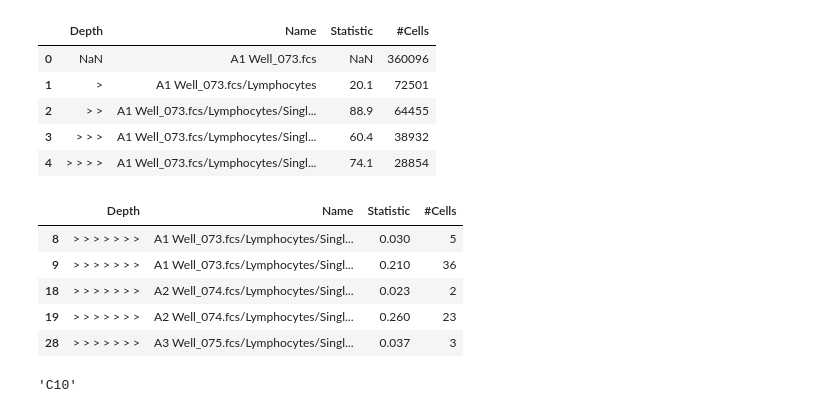
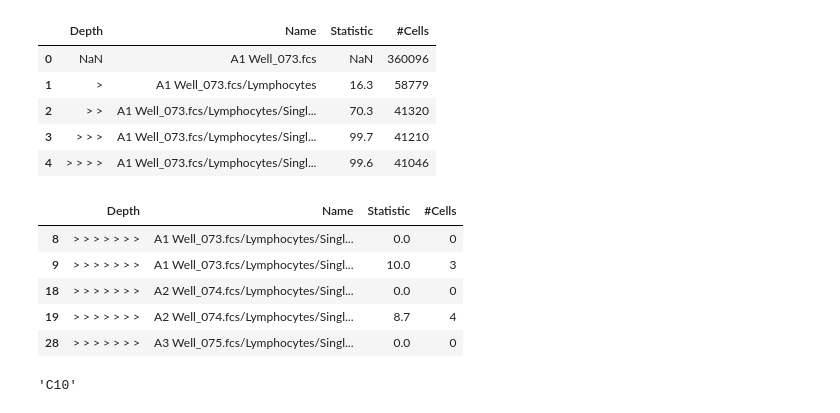
Before and after one commit to Darkbladecr/EV_flow, a Jupyter notebook: ev_heparin 2.ipynb, the cells around one changed output. Saved outputs shown, nothing was run; the diff lists cells and outputs as text; code cells hidden in the pictures.

```diff
--- a/ev_heparin 2.ipynb
+++ b/ev_heparin 2.ipynb
@@ -1,28 +1,28 @@
 # %%
 import pandas as pd
 
 folder = './data/'
-filename = 'heparin2.xlsx'
+filename = 'heparin3.xlsx'
 df = pd.read_excel(folder+filename)
 # df.columns = ['size', 'number', 'concentration', 'volume', 'area']
 df.head()
 # %% [output]
 |  | Depth | Name | Statistic | #Cells |
 | 0 | NaN | A1 Well_073.fcs | NaN | 360096 |
-| 1 | > | A1 Well_073.fcs/Lymphocytes | 20.1 | 72501 |
-| 2 | > > | A1 Well_073.fcs/Lymphocytes/Singl... | 88.9 | 64455 |
-| 3 | > > > | A1 Well_073.fcs/Lymphocytes/Singl... | 60.4 | 38932 |
-| 4 | > > > > | A1 Well_073.fcs/Lymphocytes/Singl... | 74.1 | 28854 |
+| 1 | > | A1 Well_073.fcs/Lymphocytes | 16.3 | 58779 |
+| 2 | > > | A1 Well_073.fcs/Lymphocytes/Singl... | 70.3 | 41320 |
+| 3 | > > > | A1 Well_073.fcs/Lymphocytes/Singl... | 99.7 | 41210 |
+| 4 | > > > > | A1 Well_073.fcs/Lymphocytes/Singl... | 99.6 | 41046 |
 # %%
 df_mdsc = df.loc[df['Depth']=='> > > > > > > '].copy()
 df_mdsc.head()
 # %% [output]
 |  | Depth | Name | Statistic | #Cells |
-| 8 | > > > > > > > | A1 Well_073.fcs/Lymphocytes/Singl... | 0.030 | 5 |
-| 9 | > > > > > > > | A1 Well_073.fcs/Lymphocytes/Singl... | 0.210 | 36 |
-| 18 | > > > > > > > | A2 Well_074.fcs/Lymphocytes/Singl... | 0.023 | 2 |
-| 19 | > > > > > > > | A2 Well_074.fcs/Lymphocytes/Singl... | 0.260 | 23 |
-| 28 | > > > > > > > | A3 Well_075.fcs/Lymphocytes/Singl... | 0.037 | 3 |
+| 8 | > > > > > > > | A1 Well_073.fcs/Lymphocytes/Singl... | 0.0 | 0 |
+| 9 | > > > > > > > | A1 Well_073.fcs/Lymphocytes/Singl... | 10.0 | 3 |
+| 18 | > > > > > > > | A2 Well_074.fcs/Lymphocytes/Singl... | 0.0 | 0 |
+| 19 | > > > > > > > | A2 Well_074.fcs/Lymphocytes/Singl... | 8.7 | 4 |
+| 28 | > > > > > > > | A3 Well_075.fcs/Lymphocytes/Singl... | 0.0 | 0 |
 # %%
 df_mdsc[['well', 'population']] = df_mdsc['Name'].str.split('.fcs', expand=True)
 df_mdsc = df_mdsc.drop(columns=['Name', 'Depth'])
```
Also changed, not shown: parts of 12 cells of this notebook.
